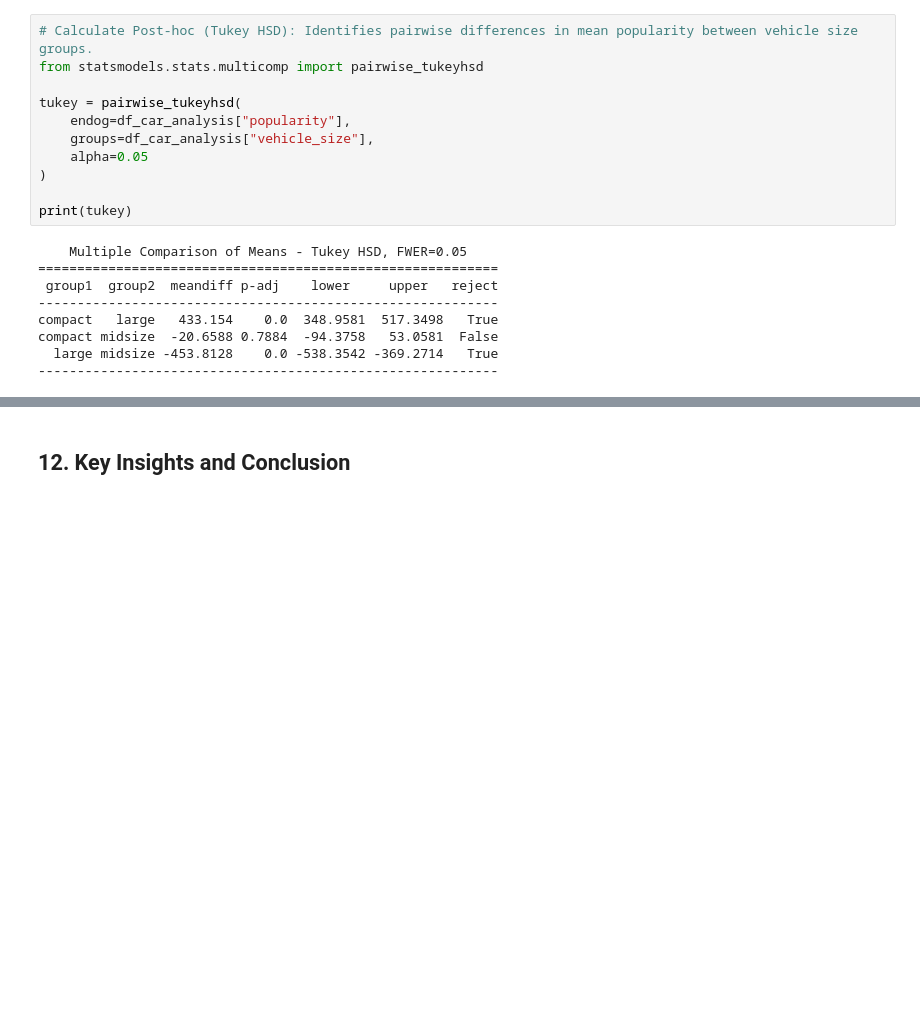
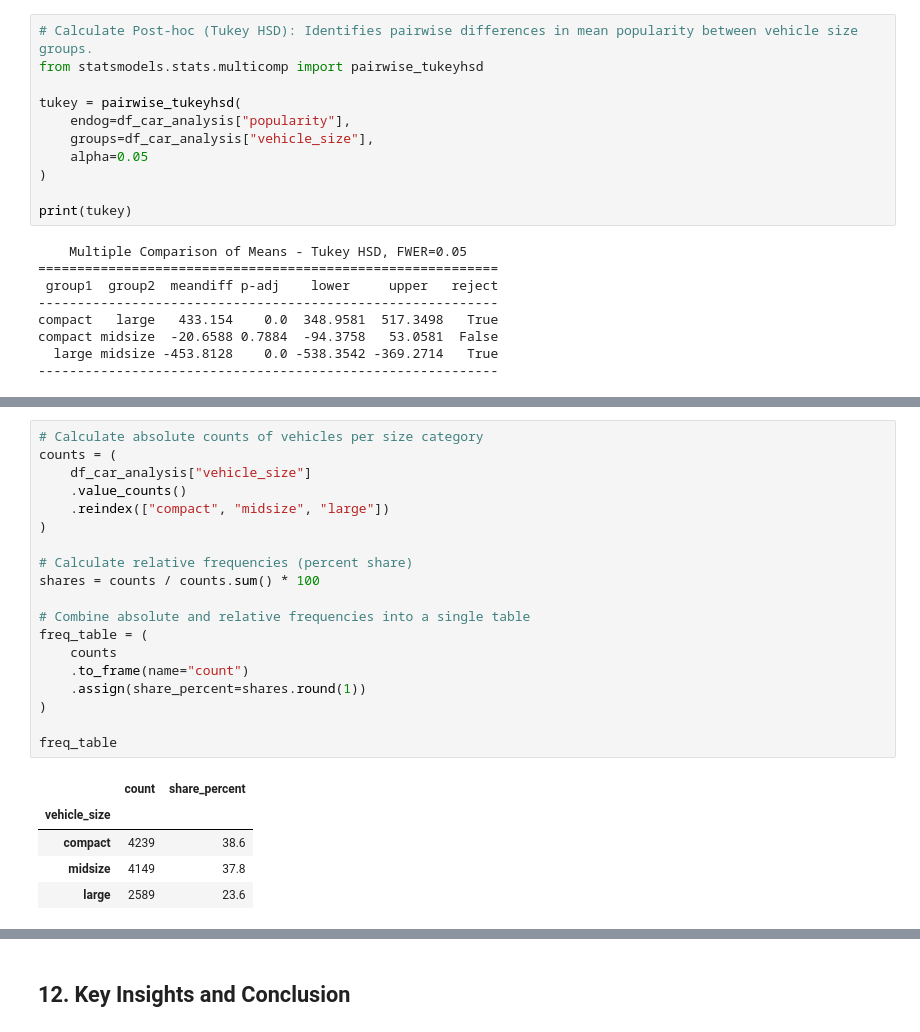
Before and after one commit to t-jor/car-market-analysis, a Jupyter notebook: notebooks/car_market_analysis.ipynb, the cells around one changed output, grey strips where cells are left out. Drawn from its saved outputs; the diff is of its cells as text; blank space fills up the shorter version.

```diff
--- a/notebooks/car_market_analysis.ipynb
+++ b/notebooks/car_market_analysis.ipynb
@@ -1219,0 +1429,25 @@ sns.boxplot(
+# %%
+# Calculate absolute counts of vehicles per size category
+counts = (
+    df_car_analysis["vehicle_size"]
+    .value_counts()
+    .reindex(["compact", "midsize", "large"])
+)
+
+# Calculate relative frequencies (percent share)
+shares = counts / counts.sum() * 100
+
+# Combine absolute and relative frequencies into a single table
+freq_table = (
+    counts
+    .to_frame(name="count")
+    .assign(share_percent=shares.round(1))
+)
+
+freq_table
+# %% [output]
+|  | count | share_percent |
+| vehicle_size |  |  |
+| compact | 4239 | 38.6 |
+| midsize | 4149 | 37.8 |
+| large | 2589 | 23.6 |
```
Also changed, not shown: parts of 25 cells of this notebook.
